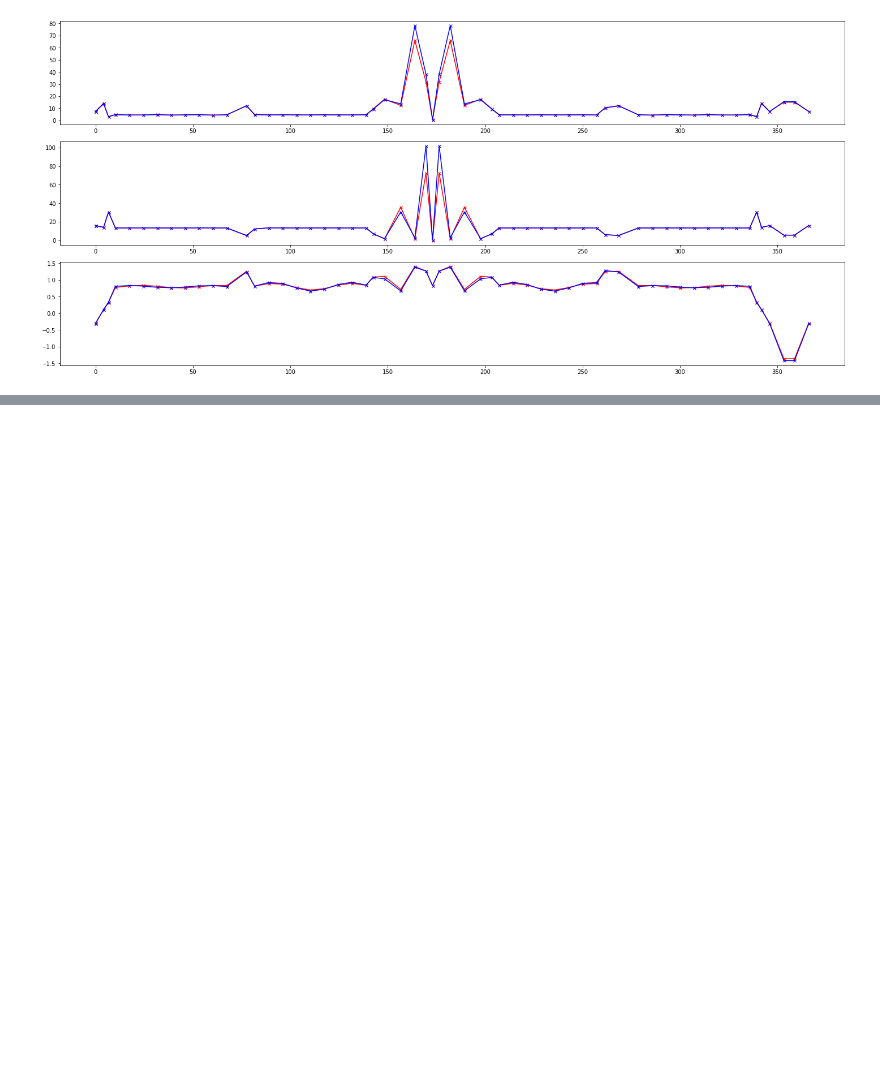
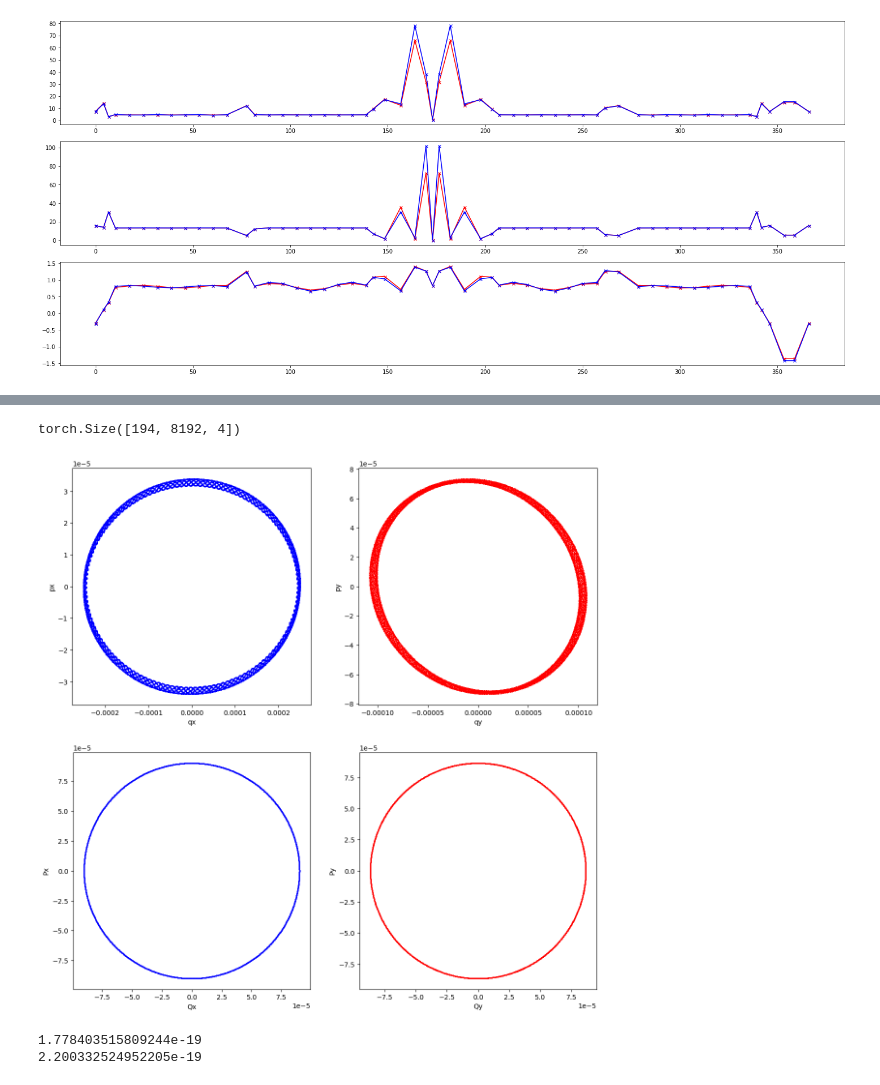
Before and after one commit to i-a-morozov/harmonica, a Jupyter notebook: notebook/nb_model.ipynb, the cells around one changed output, grey strips where cells are left out. Cells and saved outputs as stored; diff of their text form; code cells hidden in the pictures; blank space fills up the shorter version.

```diff
--- a/notebook/nb_model.ipynb
+++ b/notebook/nb_model.ipynb
@@ -2662,0 +2693,5 @@ plt.show()
+# %%
+# Set data type and device
+
+dtype = torch.float64
+device = torch.device('cpu')
@@ -2662,0 +2750,63 @@ plt.show()
+# %%
+# Set initial condition
+
+state = torch.tensor([0.00025, 0.0, 0.0001, 0.0], dtype=dtype, device=device)
+# %%
+# Generate trajectories using transport matrices
+
+length = 2*2**12
+trajectory =  model.make_trajectory(state, length, error=True, transport=True)
+print(trajectory.shape)
+
+# Plot trajectory and floquet trajectory for given location index
+
+index = 0
+
+qx, px, qy, py = trajectory[index].T.cpu().numpy()
+Qx, Px, Qy, Py = (model.out_normal[index].inverse() @ trajectory[index].T).cpu().numpy()
+
+plt.figure(figsize=(2*7, 2*7))
+
+# qx-px
+
+ax1 = plt.subplot(221)
+ax1.scatter(qx, px, marker='x', s=1, color='blue')
+ax1.set_xlabel('qx')
+ax1.set_ylabel('px')
+ax1.set_aspect('auto')
+
+# qy-py
+
+ax2 = plt.subplot(222)
+ax2.scatter(qy, py, marker='x', s=1, color='red')
+ax2.set_xlabel('qy')
+ax2.set_ylabel('py')
+ax2.set_aspect('auto')
+
+# Qx-Px
+
+ax3 = plt.subplot(223)
+ax3.scatter(Qx, Px, marker='x', s=1, color='blue')
+ax3.set_xlabel('Qx')
+ax3.set_ylabel('Px')
+ax3.set_aspect('equal')
+
+# Qy-Py
+
+ax4 = plt.subplot(224)
+ax4.scatter(Qy, Py, marker='x', s=1, color='red')
+ax4.set_xlabel('Qy')
+ax4.set_ylabel('Py')
+ax4.set_aspect('equal')
+
+plt.show()
+
+# Conservation of invariants
+
+print((Qx**2 + Px**2).std().item())
+print((Qy**2 + Py**2).std().item())
+# %% [output]
+torch.Size([194, 8192, 4])
+[figure, added]
+1.778403515809244e-19
+2.200332524952205e-19
```
Also changed, not shown: parts of 13 cells of this notebook, 5 other files.
